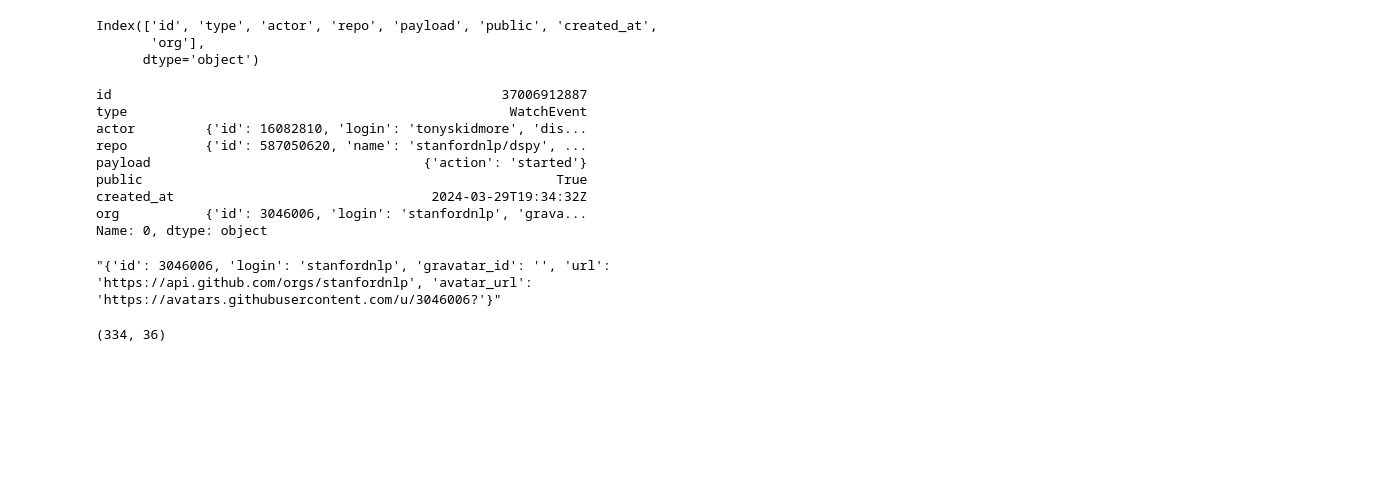
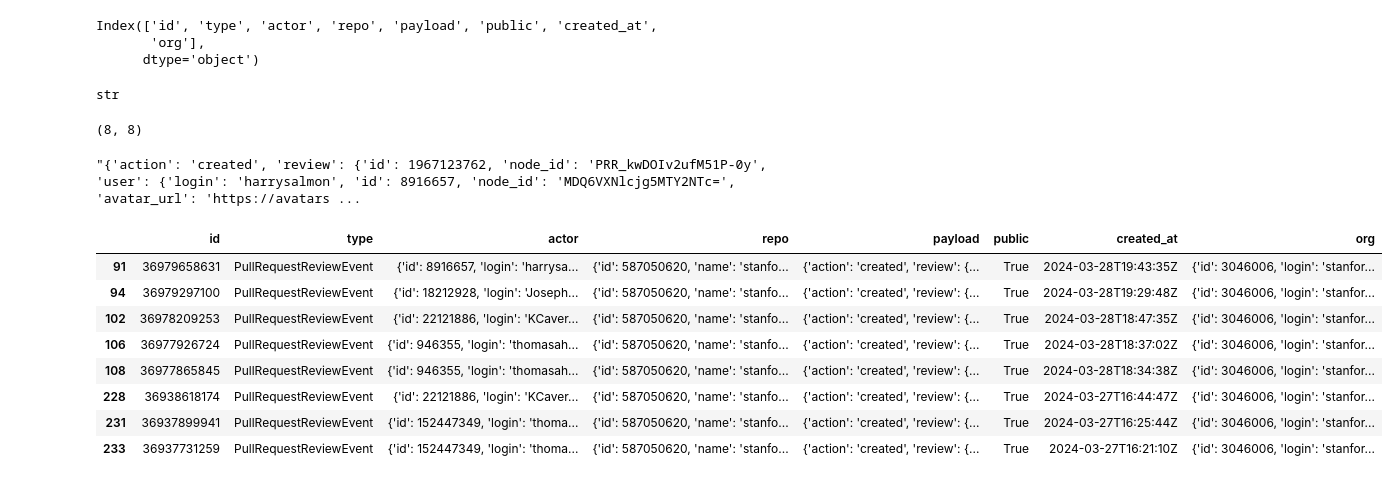
Before and after one commit to NightD116/Characterizing-iteration-in-software-developement, a Jupyter notebook: Iteration_Detection.ipynb, the cells around one changed output. Cells and saved outputs as stored; diff of their text form; code cells hidden in the pictures; blank space fills up the shorter version.

```diff
--- a/Iteration_Detection.ipynb
+++ b/Iteration_Detection.ipynb
@@ -121,23 +106,27 @@ events_df.columns
 Index(['id', 'type', 'actor', 'repo', 'payload', 'public', 'created_at',
        'org'],
       dtype='object')
+# %%
+type(events_df[events_df.type=="PullRequestReviewEvent"].iloc[0].payload)
+# %% [output]
+str
+# %%
+events_df[events_df.type=="PullRequestReviewEvent"].shape
+# %% [output]
+(8, 8)
 # %%
-events_df.iloc[0]
+events_df[events_df.type=="PullRequestReviewEvent"].iloc[0].payload
 # %% [output]
-id                                                  37006912887
-type                                                 WatchEvent
-actor         {'id': 16082810, 'login': 'tonyskidmore', 'dis...
-repo          {'id': 587050620, 'name': 'stanfordnlp/dspy', ...
-payload                                   {'action': 'started'}
-public                                                     True
-created_at                                 2024-03-29T19:34:32Z
-org           {'id': 3046006, 'login': 'stanfordnlp', 'grava...
-Name: 0, dtype: object
+"{'action': 'created', 'review': {'id': 1967123762, 'node_id': 'PRR_kwDOIv2ufM51P-0y', 'user': {'login': 'harrysalmon', 'id': 8916657, 'node_id': 'MDQ6VXNlcjg5MTY2NTc=', 'avatar_url': 'https://avatars ...
 # %%
-events_df[events_df.type=="PullRequestReviewEvent"].iloc[0].org
+events_df[events_df.type=="PullRequestReviewEvent"]
 # %% [output]
-"{'id': 3046006, 'login': 'stanfordnlp', 'gravatar_id': '', 'url': 'https://api.github.com/orgs/stanfordnlp', 'avatar_url': 'https://avatars.githubusercontent.com/u/3046006?'}"
+|  | id | type | actor | repo | payload | public | created_at | org |
+| 91 | 36979658631 | PullRequestReviewEvent | {'id': 8916657, 'login': 'harrysa... | {'id': 587050620, 'name': 'stanfo... | {'action': 'created', 'review': {... | True | 2024-03-28T19:43:35Z | {'id': 3046006, 'login': 'stanfor... |
+| 94 | 36979297100 | PullRequestReviewEvent | {'id': 18212928, 'login': 'Joseph... | {'id': 587050620, 'name': 'stanfo... | {'action': 'created', 'review': {... | True | 2024-03-28T19:29:48Z | {'id': 3046006, 'login': 'stanfor... |
+| 102 | 36978209253 | PullRequestReviewEvent | {'id': 22121886, 'login': 'KCaver... | {'id': 587050620, 'name': 'stanfo... | {'action': 'created', 'review': {... | True | 2024-03-28T18:47:35Z | {'id': 3046006, 'login': 'stanfor... |
+| 106 | 36977926724 | PullRequestReviewEvent | {'id': 946355, 'login': 'thomasah... | {'id': 587050620, 'name': 'stanfo... | {'action': 'created', 'review': {... | True | 2024-03-28T18:37:02Z | {'id': 3046006, 'login': 'stanfor... |
+| 108 | 36977865845 | PullRequestReviewEvent | {'id': 946355, 'login': 'thomasah... | {'id': 587050620, 'name': 'stanfo... | {'action': 'created', 'review': {... | True | 2024-03-28T18:34:38Z | {'id': 3046006, 'login': 'stanfor... |
+| 228 | 36938618174 | PullRequestReviewEvent | {'id': 22121886, 'login': 'KCaver... | {'id': 587050620, 'name': 'stanfo... | {'action': 'created', 'review': {... | True | 2024-03-27T16:44:47Z | {'id': 3046006, 'login': 'stanfor... |
+| 231 | 36937899941 | PullRequestReviewEvent | {'id': 152447349, 'login': 'thoma... | {'id': 587050620, 'name': 'stanfo... | {'action': 'created', 'review': {... | True | 2024-03-27T16:25:44Z | {'id': 3046006, 'login': 'stanfor... |
+| 233 | 36937731259 | PullRequestReviewEvent | {'id': 152447349, 'login': 'thoma... | {'id': 587050620, 'name': 'stanfo... | {'action': 'created', 'review': {... | True | 2024-03-27T16:21:10Z | {'id': 3046006, 'login': 'stanfor... |
-# %%
-pulls_df.shape
-# %% [output]
-(334, 36)
```
Also changed, not shown: parts of 6 cells of this notebook, 16 other files.
